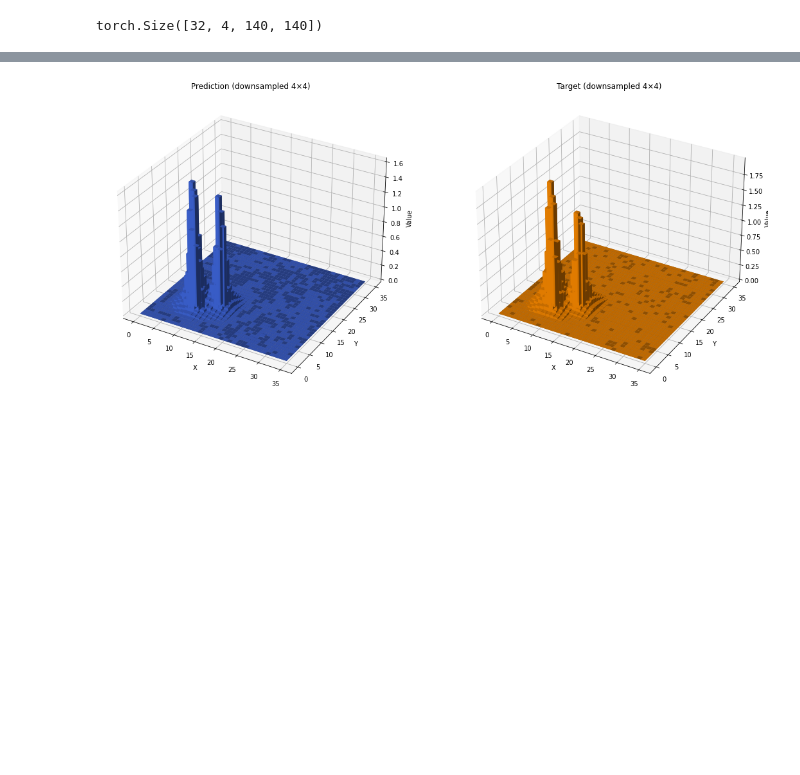
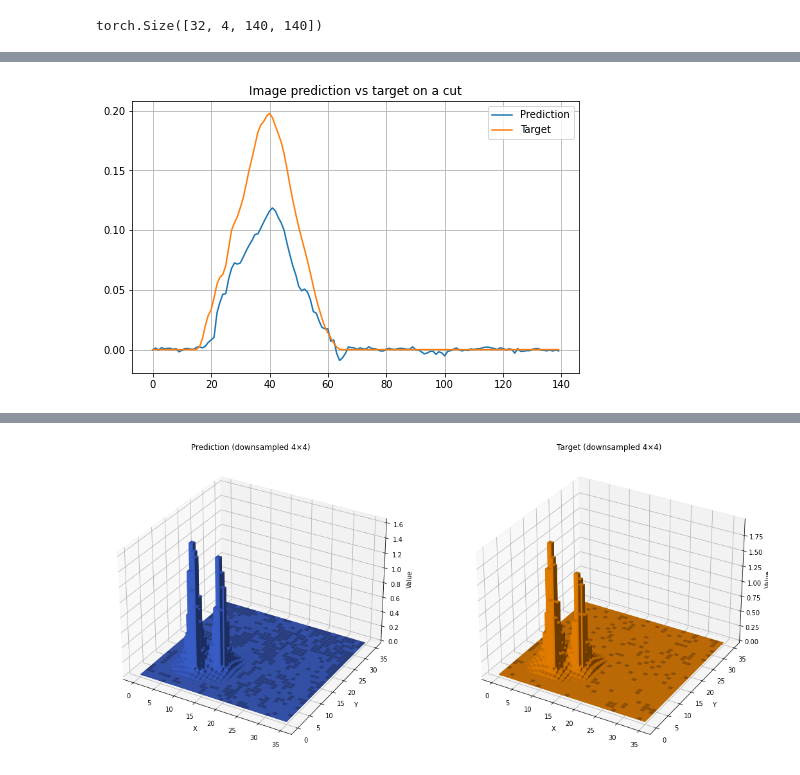
Before and after one commit to matthbatt/Deep-learning-gravitational-lensing, a Jupyter notebook: lensing_U-net.ipynb, the cells around one changed output, grey strips where cells are left out. Saved outputs shown, nothing was run; the diff lists cells and outputs as text; code cells hidden in the pictures; blank space fills up the shorter version.

```diff
--- a/lensing_U-net.ipynb
+++ b/lensing_U-net.ipynb
@@ -526,0 +519,11 @@ np.mean(targ_np[i])
+# %%
+line = 20
+plt.figure(figsize=(8,5))
+plt.plot(pred_np[i][line], label = 'Prediction')
+plt.plot(targ_np[i][line], label = 'Target')
+plt.legend()
+plt.title('Image prediction vs target on a cut')
+plt.grid()
+plt.show()
+# %% [output]
+[figure, added]
```
Also changed, not shown: parts of 7 cells of this notebook, 5 other files.
